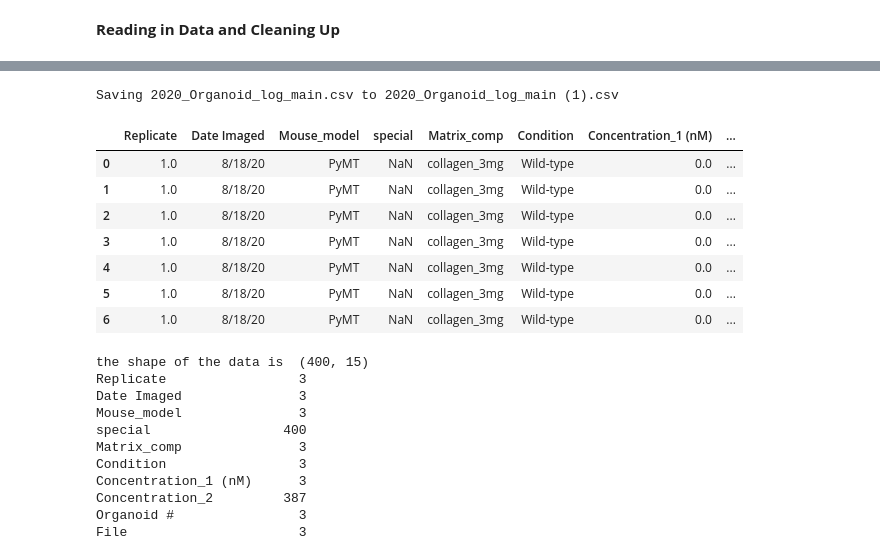
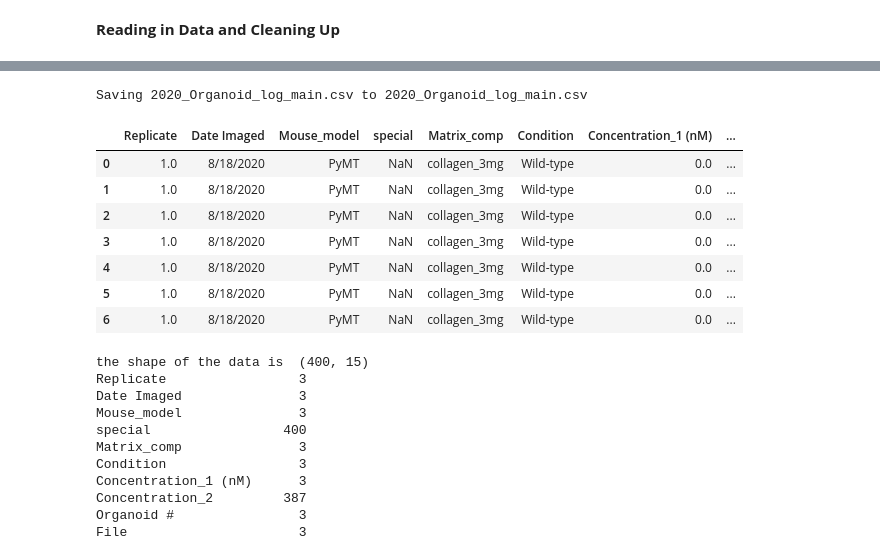
Before and after one commit to ryanhuizar/Invasion-Analysis, a Jupyter notebook: 20201006PyMT_WT_GDC0941_doseAnalysis.ipynb, the cells around one changed output, grey strips where cells are left out. Cells and saved outputs as stored; diff of their text form; code cells hidden in the pictures.

```diff
--- a/20201006PyMT_WT_GDC0941_doseAnalysis.ipynb
+++ b/20201006PyMT_WT_GDC0941_doseAnalysis.ipynb
@@ -11,26 +11,26 @@ import seaborn as sns
 # %%
 #Load the data
 from google.colab import files
-#uploaded = files.upload()
+uploaded = files.upload()
 
 df = pd.read_csv('2020_Organoid_log_main.csv')
 df.head(7) #give first 7 rows of data
 
 #Notes about data:
 #Replicate needs to be switched to categorical variable.
 #Several columns can be removed: special, file.
 #Need to make column to transform circularity into (1/circularity)
 # %% [output]
 [interactive output not drawn]
-Saving 2020_Organoid_log_main.csv to 2020_Organoid_log_main (1).csv
+Saving 2020_Organoid_log_main.csv to 2020_Organoid_log_main.csv
 |  | Replicate | Date Imaged | Mouse_model | special | Matrix_comp | Condition | Concentration_1 (nM) | ... |
-| 0 | 1.0 | 8/18/20 | PyMT | NaN | collagen_3mg | Wild-type | 0.0 | ... |
-| 1 | 1.0 | 8/18/20 | PyMT | NaN | collagen_3mg | Wild-type | 0.0 | ... |
-| 2 | 1.0 | 8/18/20 | PyMT | NaN | collagen_3mg | Wild-type | 0.0 | ... |
-| 3 | 1.0 | 8/18/20 | PyMT | NaN | collagen_3mg | Wild-type | 0.0 | ... |
-| 4 | 1.0 | 8/18/20 | PyMT | NaN | collagen_3mg | Wild-type | 0.0 | ... |
-| 5 | 1.0 | 8/18/20 | PyMT | NaN | collagen_3mg | Wild-type | 0.0 | ... |
-| 6 | 1.0 | 8/18/20 | PyMT | NaN | collagen_3mg | Wild-type | 0.0 | ... |
+| 0 | 1.0 | 8/18/2020 | PyMT | NaN | collagen_3mg | Wild-type | 0.0 | ... |
+| 1 | 1.0 | 8/18/2020 | PyMT | NaN | collagen_3mg | Wild-type | 0.0 | ... |
+| 2 | 1.0 | 8/18/2020 | PyMT | NaN | collagen_3mg | Wild-type | 0.0 | ... |
+| 3 | 1.0 | 8/18/2020 | PyMT | NaN | collagen_3mg | Wild-type | 0.0 | ... |
+| 4 | 1.0 | 8/18/2020 | PyMT | NaN | collagen_3mg | Wild-type | 0.0 | ... |
+| 5 | 1.0 | 8/18/2020 | PyMT | NaN | collagen_3mg | Wild-type | 0.0 | ... |
+| 6 | 1.0 | 8/18/2020 | PyMT | NaN | collagen_3mg | Wild-type | 0.0 | ... |
 # %%
 print('the shape of the data is ', df.shape) #400 entries, 15 columns.
 print(df.isna().sum()) #number of NaN values for each column
```
Also changed, not shown: parts of 12 cells of this notebook.
